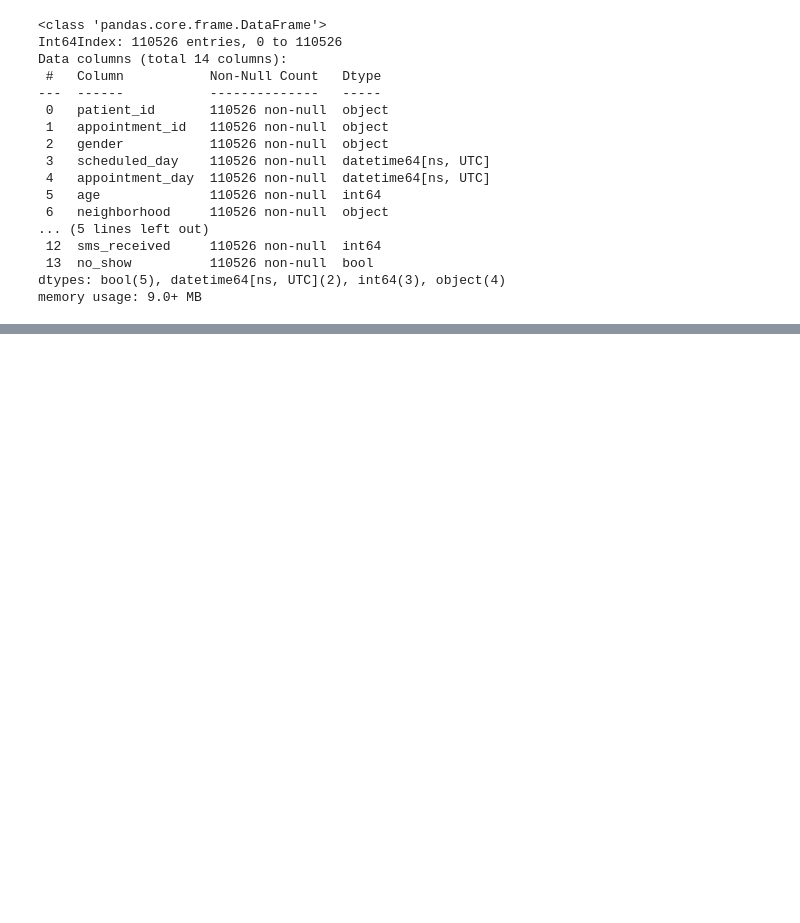
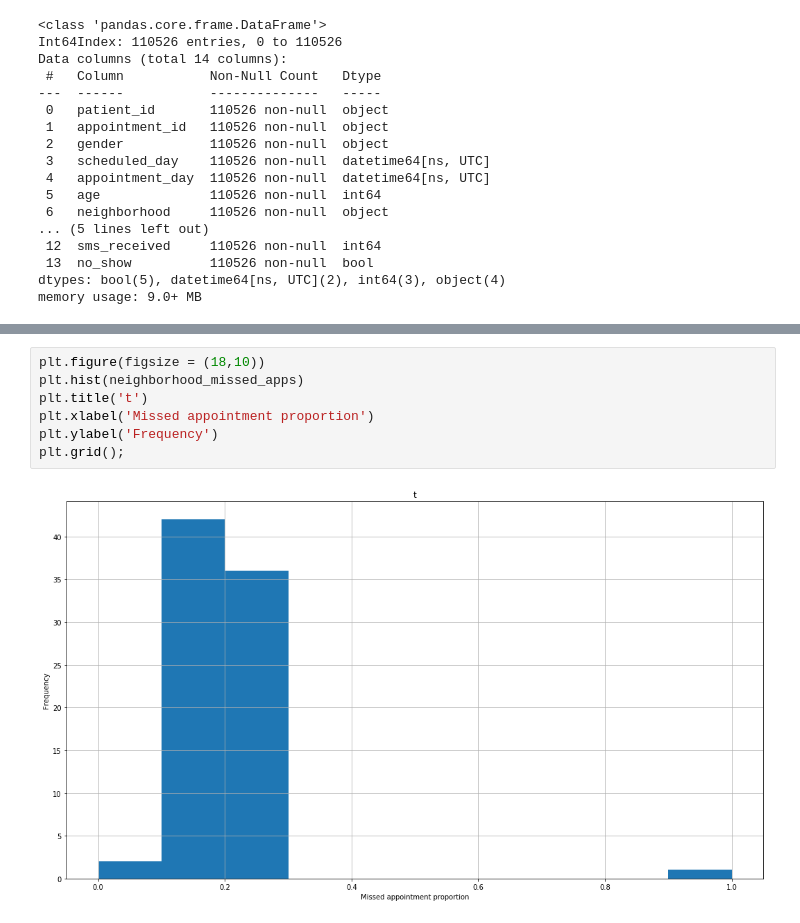
Before and after one commit to mhadjiantonis/missed_doc_apptmnts, a Jupyter notebook: missed_doc_apptmnt.ipynb, the cells around one changed output, grey strips where cells are left out. Saved outputs shown, nothing was run; the diff lists cells and outputs as text; blank space fills up the shorter version.

```diff
--- a/missed_doc_apptmnt.ipynb
+++ b/missed_doc_apptmnt.ipynb
@@ -247,0 +281,9 @@ memory usage: 9.0+ MB
+# %%
+plt.figure(figsize = (18,10))
+plt.hist(neighborhood_missed_apps)
+plt.title('t')
+plt.xlabel('Missed appointment proportion')
+plt.ylabel('Frequency')
+plt.grid();
+# %% [output]
+[figure, added]
```
Also changed, not shown: parts of 7 cells of this notebook.
